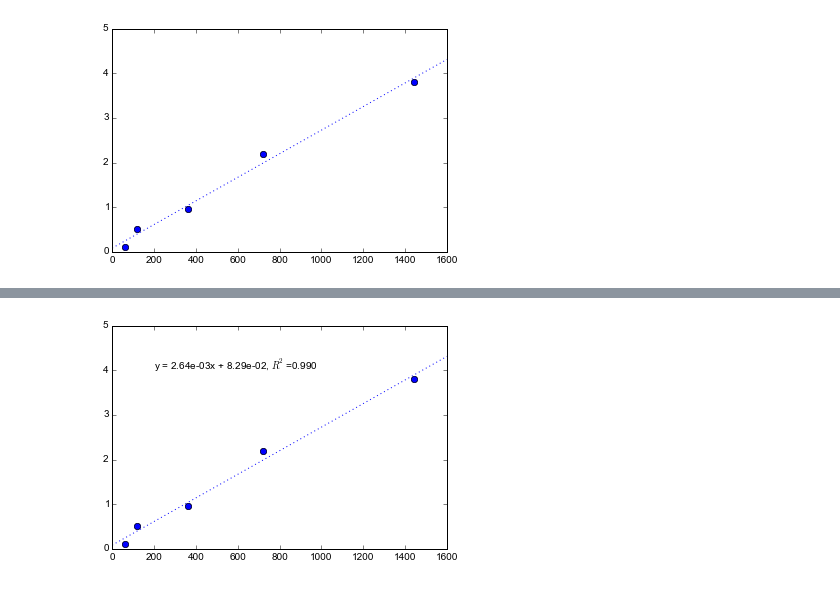
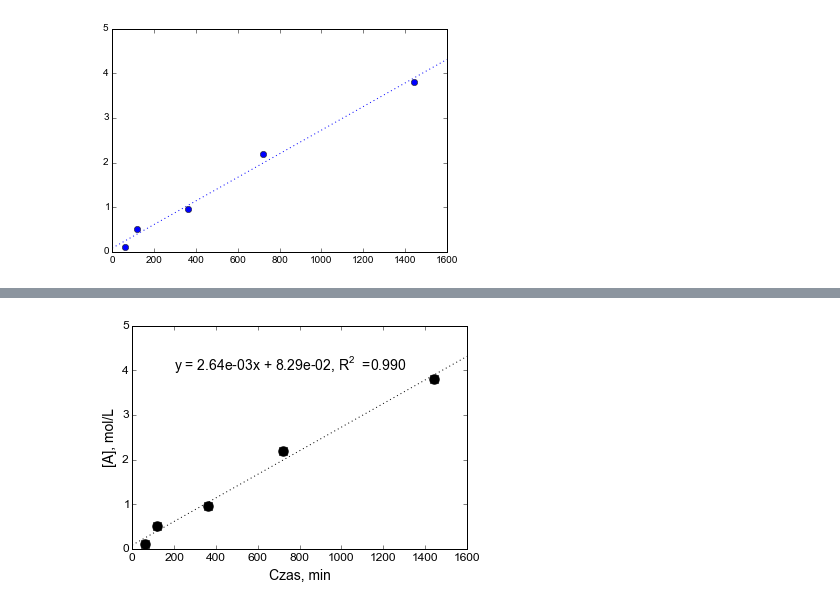
Before and after one commit to sbednarz/techniki_komputerowe, a Jupyter notebook: wykresy02.ipynb, the cells around one changed output, grey strips where cells are left out. Drawn from its saved outputs; the diff is of its cells as text; code cells hidden in the pictures.

```diff
--- a/wykresy02.ipynb
+++ b/wykresy02.ipynb
@@ -196,24 +235,28 @@ plt.plot(czas, cA, 'bo')
 # %%
 from scipy import stats
 import numpy as np
 
 
 czas = np.array([60, 120, 360, 720, 1440])
 cA = np.array([0.1, 0.5, 0.95, 2.2, 3.8])
 plt.xlim(0,1600)
 plt.ylim(0,5)
 plt.plot(czas, cA, 'bo')
 
 # y = a*x + b
 a, b, r_value, p_value, std_err = stats.linregress(czas, cA)
 r2 = r_value**2
 
-info = 'y = {:.2e}x + {:.2e}, $R^2$={:.3f}'.format(a, b, r2)
+info = 'y = {:.2e}x + {:.2e}, $\\mathregular{{R^2={:.3f}}}$'.format(a, b, r2)
 
 t = np.linspace(0,1600)
-plt.plot(t, a*t + b, ':')
-plt.plot(czas, cA, 'bo')
-plt.text(200,4,info)
+plt.plot(t, a*t + b, 'k:')
+plt.plot(czas, cA, 'ko', markersize=10)
+plt.text(200,4,info, fontsize=14)
+plt.xlabel('Czas, min', fontsize=14)
+plt.ylabel('[A], mol/L', fontsize=14)
+plt.xticks(fontsize=12)
+plt.yticks(fontsize=12)
 plt.show()
 # %% [output]
-[figure, old version]
+[figure, new version]
```
Also changed, not shown: parts of 5 cells of this notebook.
